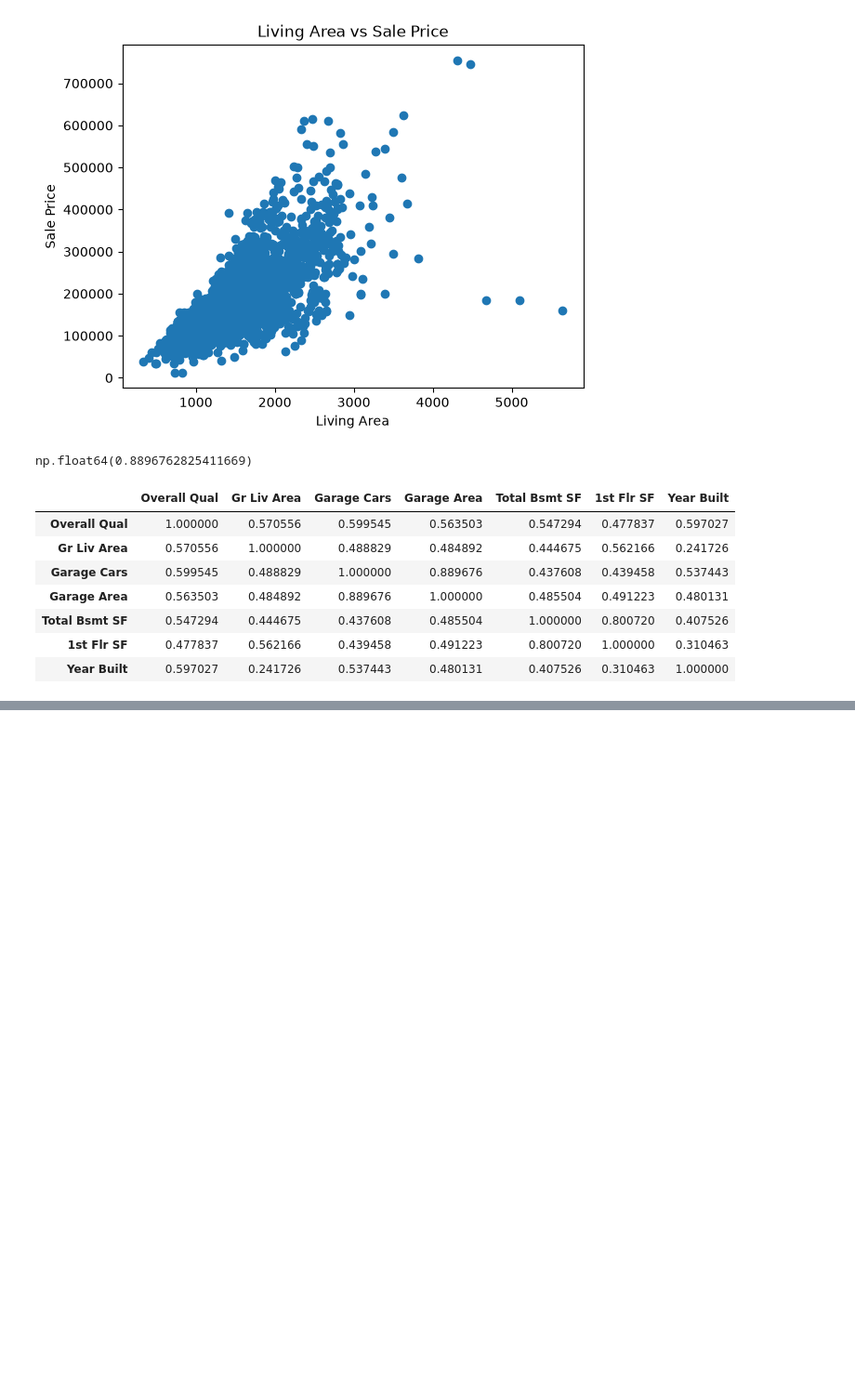
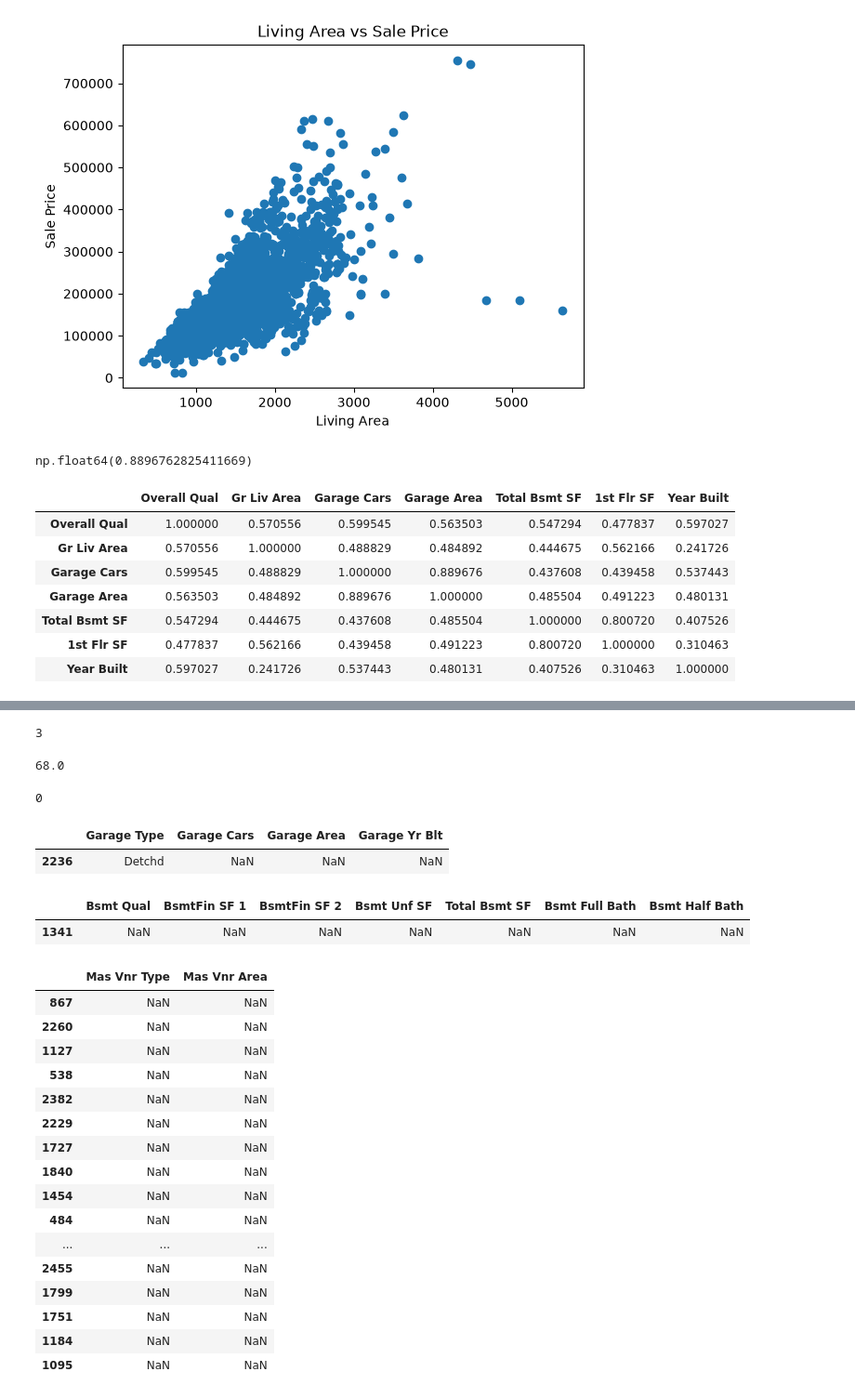
Before and after one commit to romans0506/house-price-prediction, a Jupyter notebook: notebooks/01_eda.ipynb, the cells around one changed output, grey strips where cells are left out. Shown at 93% size. Cells and saved outputs as stored; diff of their text form; code cells hidden in the pictures; blank space fills up the shorter version.

```diff
--- a/notebooks/01_eda.ipynb
+++ b/notebooks/01_eda.ipynb
@@ -391,0 +597,2 @@ df[[
+# %%
+lot_frontage_medians = X_train.groupby("Neighborhood")["Lot Frontage"].median()
@@ -391,0 +619,58 @@ df[[
+# %%
+frontage_by_neighborhood = X_train["Neighborhood"].map(lot_frontage_medians)
+
+print(frontage_by_neighborhood.isnull().sum())
+# %% [output]
+3
+# %%
+overall_median = X_train["Lot Frontage"].median()
+
+print(overall_median)
+# %% [output]
+68.0
+# %%
+X_train["Lot Frontage"] = X_train["Lot Frontage"].fillna(frontage_by_neighborhood)
+
+X_train["Lot Frontage"] = X_train["Lot Frontage"].fillna(overall_median)
+# %%
+print(X_train["Lot Frontage"].isnull().sum())
+# %% [output]
+0
+# %%
+X_train[X_train["Garage Cars"].isnull()][
+    ["Garage Type", "Garage Cars", "Garage Area", "Garage Yr Blt"]
+]
+# %% [output]
+|  | Garage Type | Garage Cars | Garage Area | Garage Yr Blt |
+| 2236 | Detchd | NaN | NaN | NaN |
+# %%
+X_train[X_train["Total Bsmt SF"].isnull()][
+    ["Bsmt Qual", "BsmtFin SF 1", "BsmtFin SF 2",
+     "Bsmt Unf SF", "Total Bsmt SF",
+     "Bsmt Full Bath", "Bsmt Half Bath"]
+]
+# %% [output]
+|  | Bsmt Qual | BsmtFin SF 1 | BsmtFin SF 2 | Bsmt Unf SF | Total Bsmt SF | Bsmt Full Bath | Bsmt Half Bath |
+| 1341 | NaN | NaN | NaN | NaN | NaN | NaN | NaN |
+# %%
+X_train[X_train["Mas Vnr Area"].isnull()][
+    ["Mas Vnr Type", "Mas Vnr Area"]
+]
+# %% [output]
+|  | Mas Vnr Type | Mas Vnr Area |
+| 867 | NaN | NaN |
+| 2260 | NaN | NaN |
+| 1127 | NaN | NaN |
+| 538 | NaN | NaN |
+| 2382 | NaN | NaN |
+| 2229 | NaN | NaN |
+| 1727 | NaN | NaN |
+| 1840 | NaN | NaN |
+| 1454 | NaN | NaN |
+| 484 | NaN | NaN |
+| ... | ... | ... |
+| 2455 | NaN | NaN |
+| 1799 | NaN | NaN |
+| 1751 | NaN | NaN |
+| 1184 | NaN | NaN |
+| 1095 | NaN | NaN |
```
Also changed, not shown: parts of 70 cells of this notebook.
